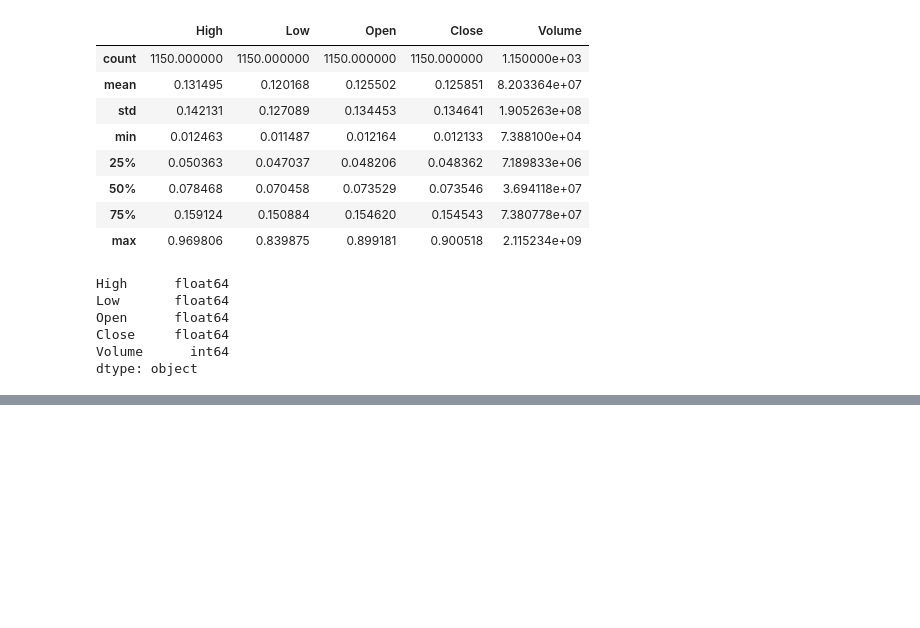
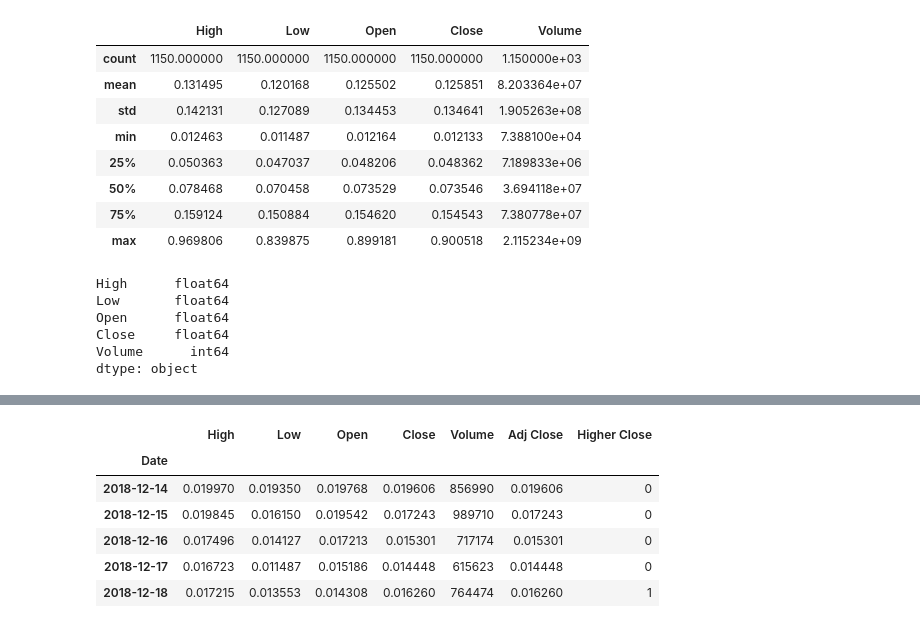
Before and after one commit to holy-parmesan/crypto_analysis, a Jupyter notebook: Crypto Analysis.ipynb, the cells around one changed output, grey strips where cells are left out. Drawn from its saved outputs; the diff is of its cells as text; code cells hidden in the pictures; blank space fills up the shorter version.

```diff
--- a/Crypto Analysis.ipynb
+++ b/Crypto Analysis.ipynb
@@ -226,0 +229,13 @@ cro_staked * .45
+# %%
+y = cro.HigherClose
+x = cro.drop('HigherClose', axis=1)
+# %%
+x.head()
+# %% [output]
+|  | High | Low | Open | Close | Volume | Adj Close | Higher Close |
+| Date |  |  |  |  |  |  |  |
+| 2018-12-14 | 0.019970 | 0.019350 | 0.019768 | 0.019606 | 856990 | 0.019606 | 0 |
+| 2018-12-15 | 0.019845 | 0.016150 | 0.019542 | 0.017243 | 989710 | 0.017243 | 0 |
+| 2018-12-16 | 0.017496 | 0.014127 | 0.017213 | 0.015301 | 717174 | 0.015301 | 0 |
+| 2018-12-17 | 0.016723 | 0.011487 | 0.015186 | 0.014448 | 615623 | 0.014448 | 0 |
+| 2018-12-18 | 0.017215 | 0.013553 | 0.014308 | 0.016260 | 764474 | 0.016260 | 1 |
```
Also changed, not shown: parts of 33 cells of this notebook.
